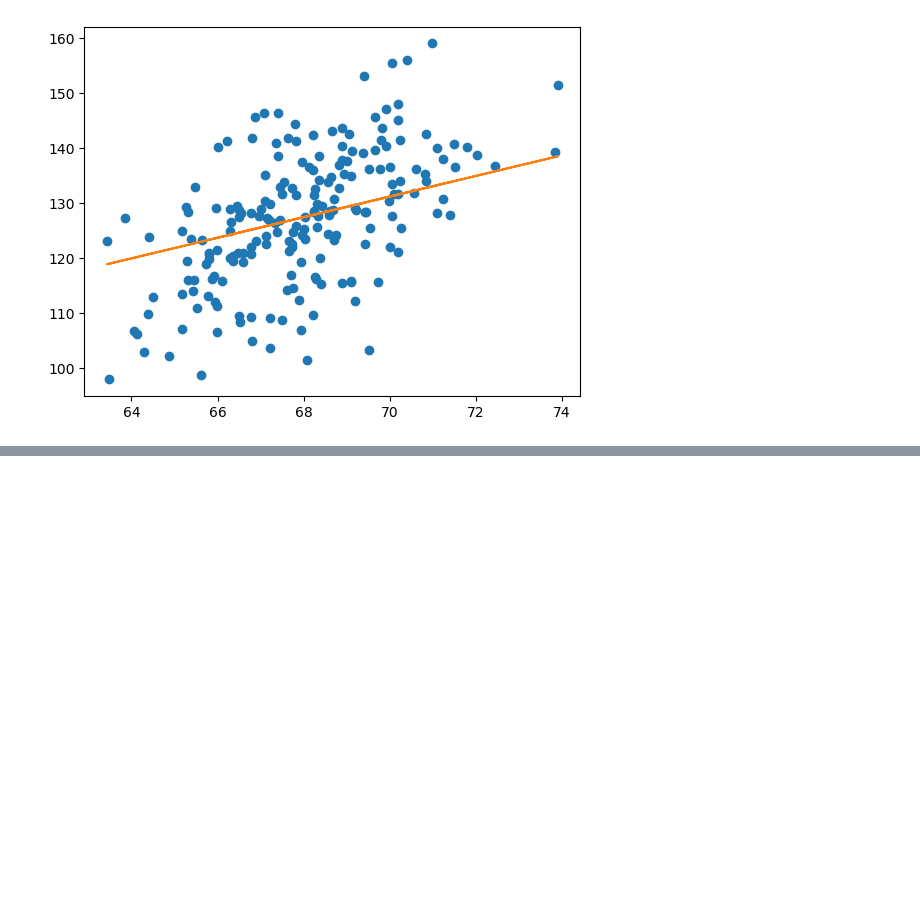
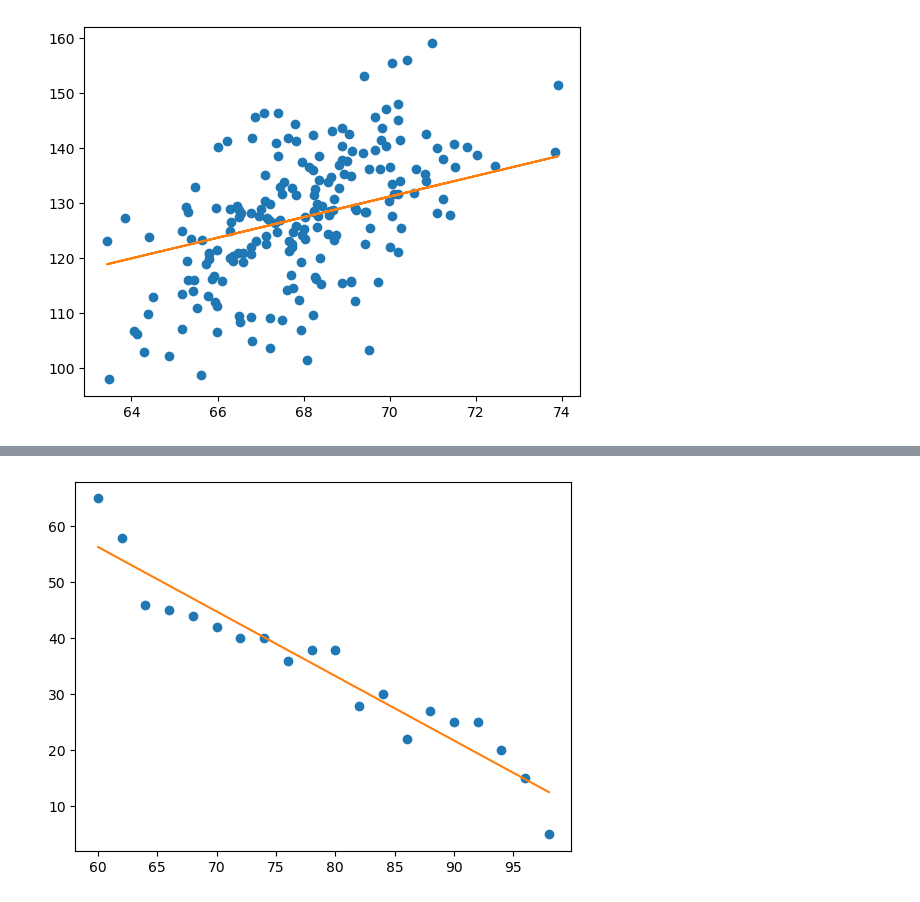
Before and after one commit to 1am8anana/Practices, a Jupyter notebook: [EXP_SupervisedLearning]/LinearRegression.ipynb, the cells around one changed output, grey strips where cells are left out. Cells and saved outputs as stored; diff of their text form; code cells hidden in the pictures; blank space fills up the shorter version.

Commit message:
code modify: Liner model with Scikit-Learn

```diff
--- a/[EXP_SupervisedLearning]/LinearRegression.ipynb
+++ b/[EXP_SupervisedLearning]/LinearRegression.ipynb
@@ -313,0 +330,25 @@ plt.show()
+# %%
+# import sklearn lib
+from sklearn.linear_model import LinearRegression
+import matplotlib.pyplot as plt
+import numpy as np
+
+# ex dataset
+temperature = np.array(range(60, 100, 2))
+temperature = temperature.reshape(-1, 1)
+sales = [65, 58, 46, 45, 44, 42, 40, 40, 36, 38, 38, 28, 30, 22, 27, 25, 25, 20, 15, 5]
+
+# instantiate LinearRegression model by using sklearn
+model = LinearRegression()
+# it the model with X features and y target
+model.fit(temperature, sales)
+# predictions
+sales_predict = model.predict(temperature)
+
+# plot the data points as scatter plot
+plt.plot(temperature, sales, "o")
+#plot the model(predictions)
+plt.plot(temperature, sales_predict)
+plt.show()
+# %% [output]
+[figure, added]
```
Also changed, not shown: parts of 1 cell of this notebook.
